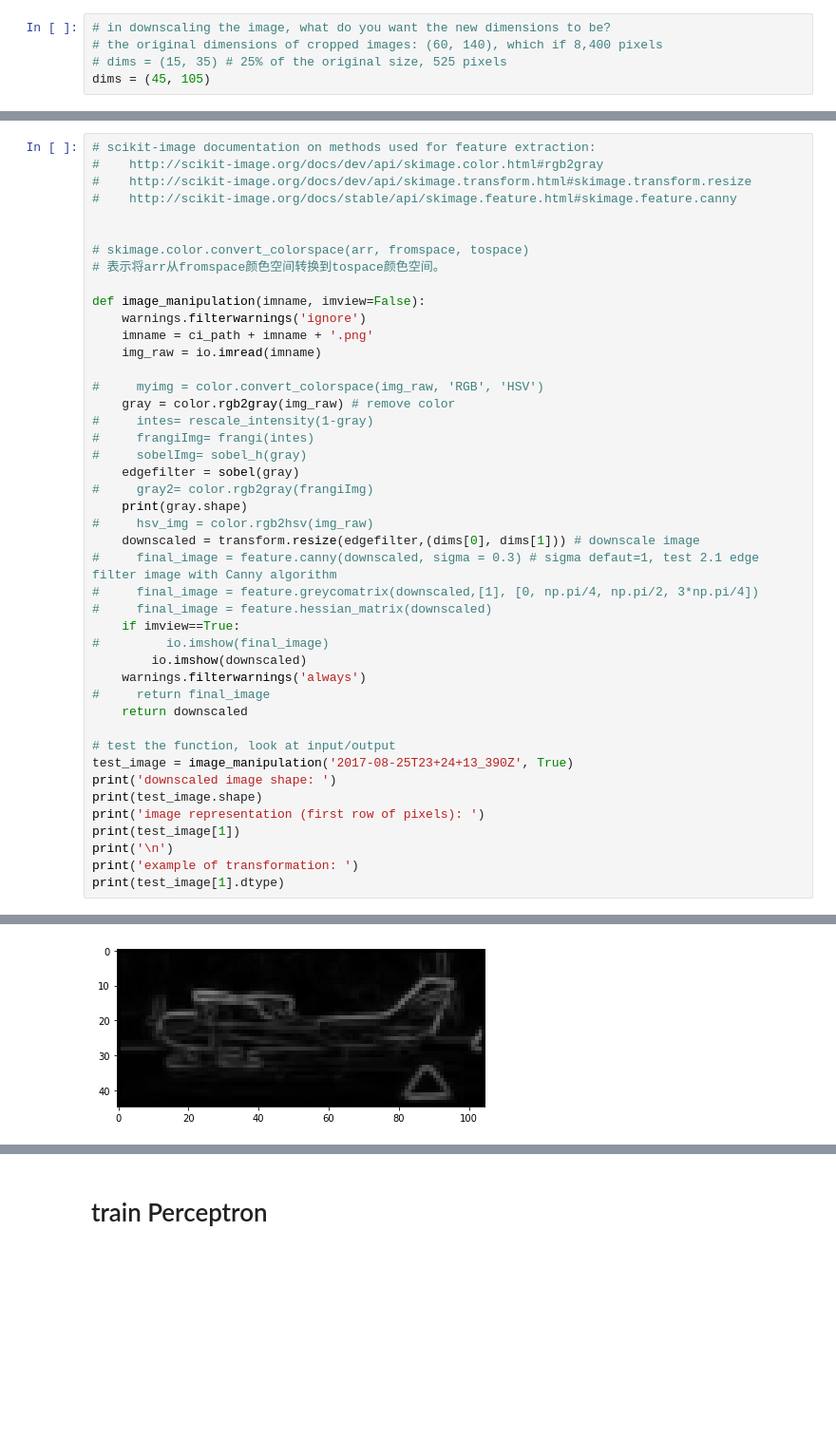
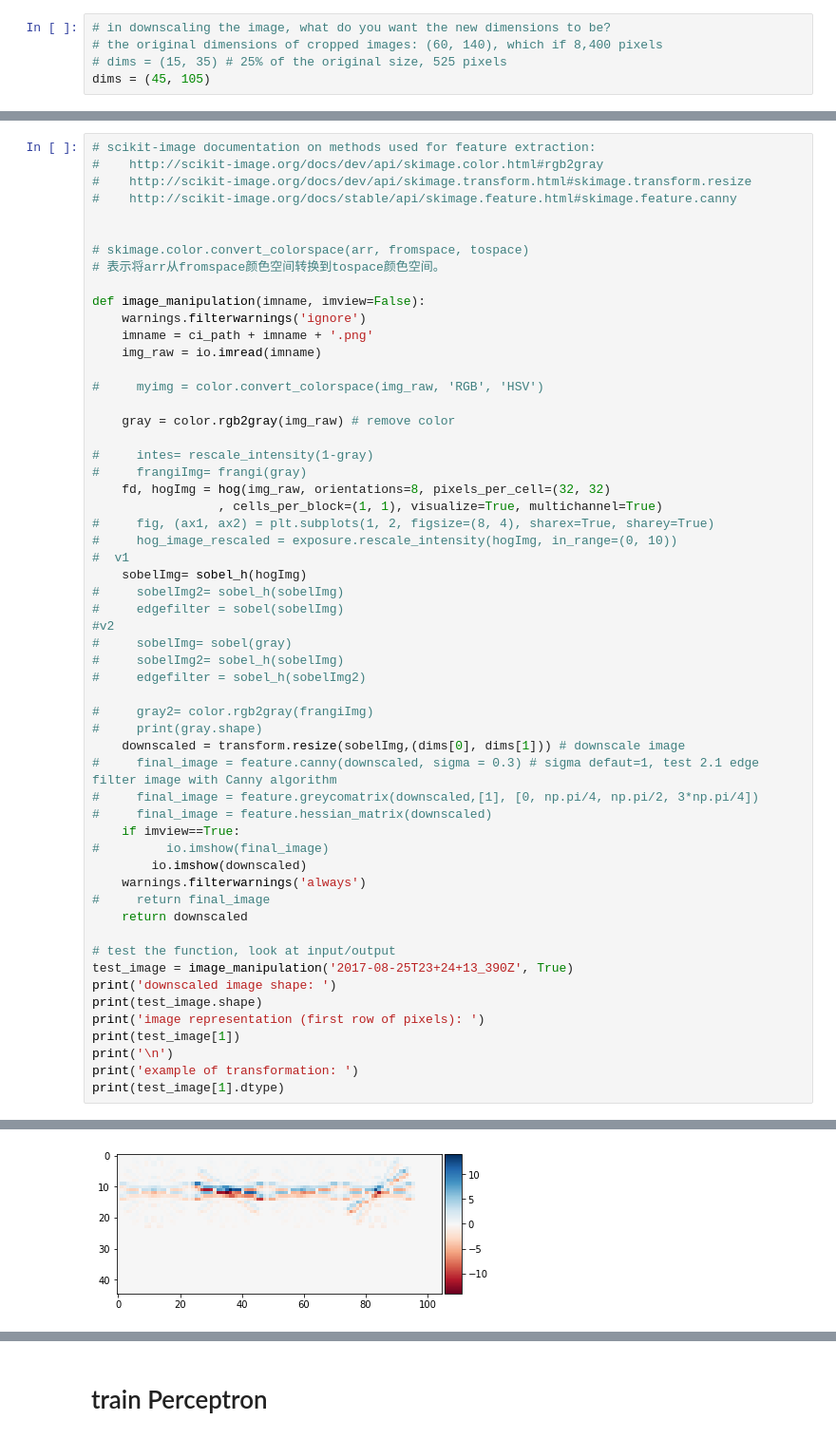
Before and after one commit to shuvitRan/Machine-Learning-MSDV, a Jupyter notebook: PlaneProject/Dan_RanML2.ipynb, the cells around one changed output, grey strips where cells are left out. Shown at 95% size. Cells and saved outputs as stored; diff of their text form; blank space fills up the shorter version.

Commit message:
hog and sobel test

```diff
--- a/PlaneProject/Dan_RanML2.ipynb
+++ b/PlaneProject/Dan_RanML2.ipynb
@@ -56,15 +58,27 @@ def image_manipulation(imname, imview=False):
     img_raw = io.imread(imname)
 
 #     myimg = color.convert_colorspace(img_raw, 'RGB', 'HSV')
+
     gray = color.rgb2gray(img_raw) # remove color
+
 #     intes= rescale_intensity(1-gray)
-#     frangiImg= frangi(intes)
-#     sobelImg= sobel_h(gray)
-    edgefilter = sobel(gray)
+#     frangiImg= frangi(gray)
+    fd, hogImg = hog(img_raw, orientations=8, pixels_per_cell=(32, 32)
+                 , cells_per_block=(1, 1), visualize=True, multichannel=True)
+#     fig, (ax1, ax2) = plt.subplots(1, 2, figsize=(8, 4), sharex=True, sharey=True)
+#     hog_image_rescaled = exposure.rescale_intensity(hogImg, in_range=(0, 10))
+#  v1
+    sobelImg= sobel_h(hogImg)
+#     sobelImg2= sobel_h(sobelImg)
+#     edgefilter = sobel(sobelImg)
+#v2
+#     sobelImg= sobel(gray)
+#     sobelImg2= sobel_h(sobelImg)
+#     edgefilter = sobel_h(sobelImg2)
+
 #     gray2= color.rgb2gray(frangiImg)
-    print(gray.shape)
-#     hsv_img = color.rgb2hsv(img_raw)
-    downscaled = transform.resize(edgefilter,(dims[0], dims[1])) # downscale image
+#     print(gray.shape)
+    downscaled = transform.resize(sobelImg,(dims[0], dims[1])) # downscale image
 #     final_image = feature.canny(downscaled, sigma = 0.3) # sigma defaut=1, test 2.1 edge filter image with Canny algorithm
 #     final_image = feature.greycomatrix(downscaled,[1], [0, np.pi/4, np.pi/2, 3*np.pi/4])
 #     final_image = feature.hessian_matrix(downscaled)
@@ -101,8 +115,8 @@ image representation (first row of pixels):
 
 
 example of transformation:
 float64
-[figure, old version]
+[figure, new version]
 # %%
 # construct lists for features, labels, and a crosswalk reference to image names
 
```
Also changed, not shown: parts of 12 cells of this notebook.
